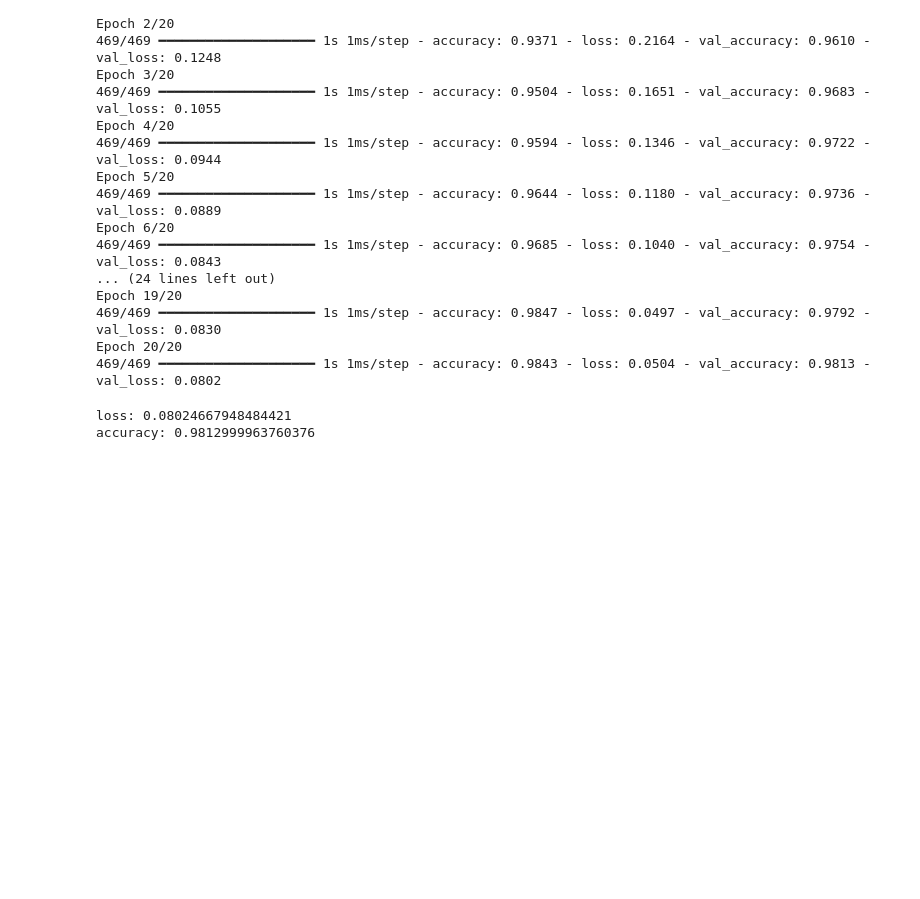
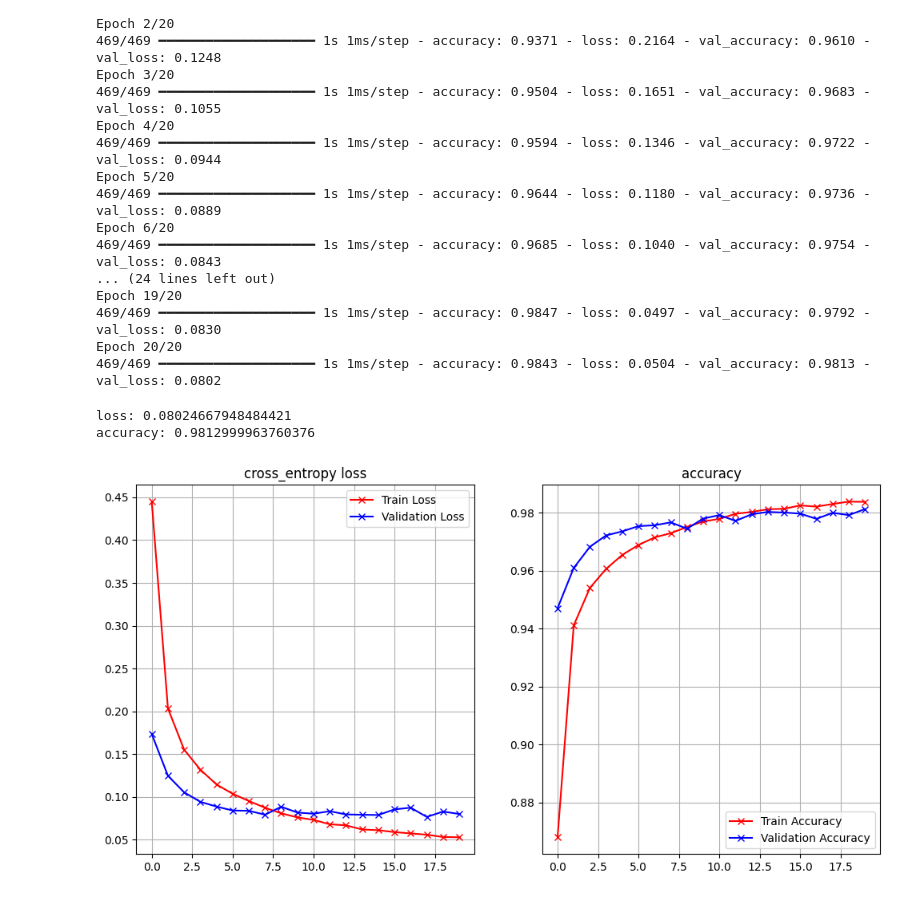
Before and after one commit to ValenDunn192/FPGA-ML, a Jupyter notebook: Intel Learning/05_Keras_MNIST_HW.ipynb, the cells around one changed output. Cells and saved outputs as stored; diff of their text form; code cells hidden in the pictures; blank space fills up the shorter version.

```diff
--- a/Intel Learning/05_Keras_MNIST_HW.ipynb
+++ b/Intel Learning/05_Keras_MNIST_HW.ipynb
@@ -335,23 +335,8 @@ print('accuracy:', score_3[1])
 # %% [output]
 loss: 0.08024667948484421
 accuracy: 0.9812999963760376
-# %%
-def plot_loss_accuracy(model_3):
-    fig = plt.figure(figsize=(12, 6))
-    ax = fig.add_subplot(1, 2, 1)
-    ax.plot(model_3.history["loss"],'r-x', label="Train Loss")
-    ax.plot(model_3.history["val_loss"],'b-x', label="Validation Loss")
-    ax.legend()
-    ax.set_title('cross_entropy loss')
-    ax.grid(True)
-
-
-    ax = fig.add_subplot(1, 2, 2)
-    ax.plot(model_3.history["accuracy"],'r-x', label="Train Accuracy")
-    ax.plot(model_3.history["val_accuracy"],'b-x', label="Validation Accuracy")
-    ax.legend()
-    ax.set_title('accuracy')
-    ax.grid(True)
-
-
-plot_loss_accuracy(model_3)
+# %%
+
+plot_loss_accuracy(history_3)
+# %% [output]
+[figure, added]
```
Also changed, not shown: parts of 1 cell of this notebook, 1 other file.
